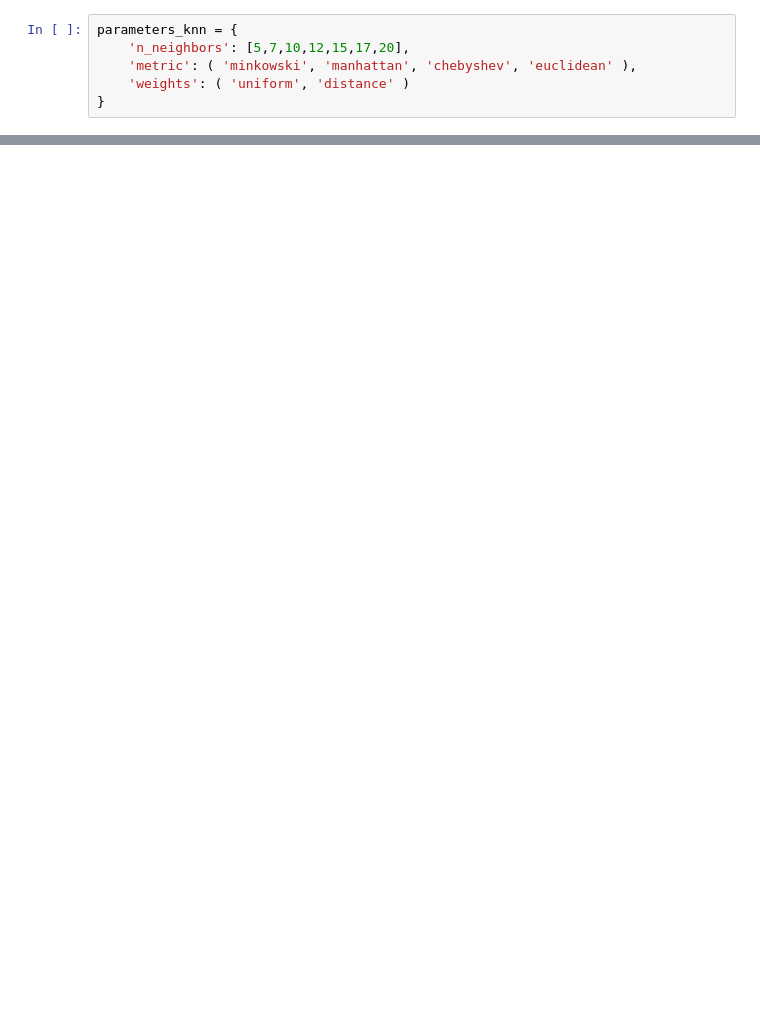
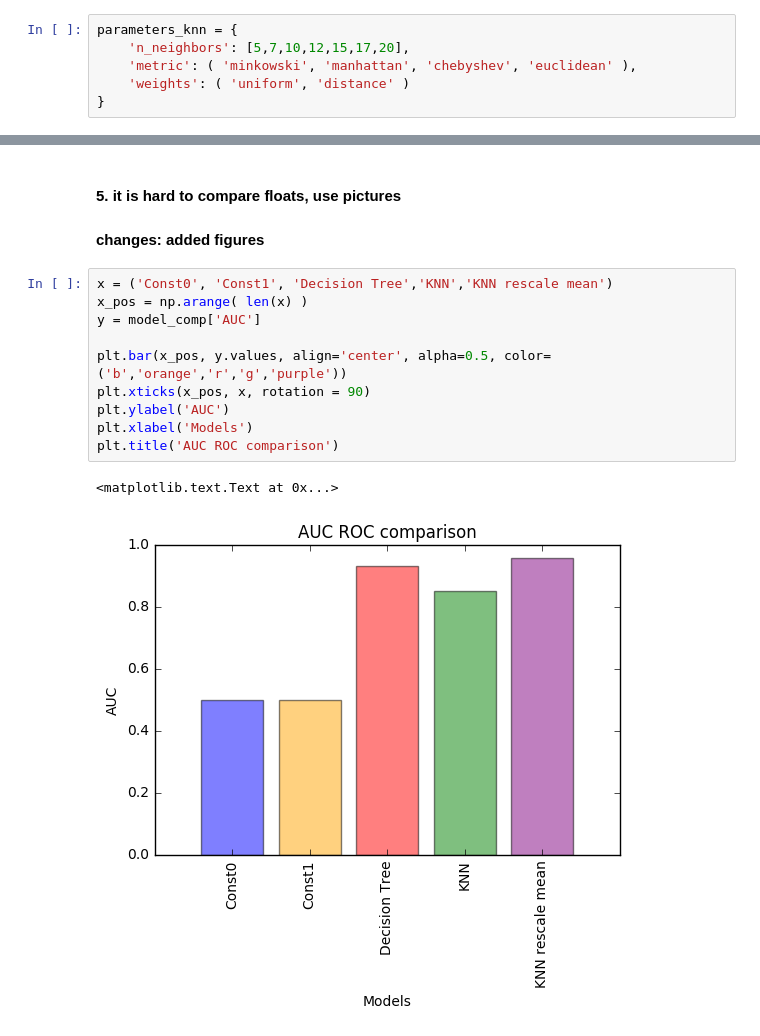
Before and after one commit to Anastasiia-Grishina/ML-DM, a Jupyter notebook: Grishina Anastasiia Lab #2 Model Evaluation updated.ipynb, the cells around one changed output, grey strips where cells are left out. Drawn from its saved outputs; the diff is of its cells as text; blank space fills up the shorter version.

```diff
--- a/Grishina Anastasiia Lab #2 Model Evaluation updated.ipynb
+++ b/Grishina Anastasiia Lab #2 Model Evaluation updated.ipynb
@@ -964,0 +1025,17 @@ Wall time: 8.64 s
+# %% [markdown]
+#### 5. it is hard to compare floats, use pictures
+
+#### changes: added figures
+# %%
+x = ('Const0', 'Const1', 'Decision Tree','KNN','KNN rescale mean')
+x_pos = np.arange( len(x) )
+y = model_comp['AUC']
+
+plt.bar(x_pos, y.values, align='center', alpha=0.5, color=('b','orange','r','g','purple'))
+plt.xticks(x_pos, x, rotation = 90)
+plt.ylabel('AUC')
+plt.xlabel('Models')
+plt.title('AUC ROC comparison')
+# %% [output]
+<matplotlib.text.Text at 0x...>
+[figure, added]
```
Also changed, not shown: parts of 41 cells of this notebook, 1 other file.
